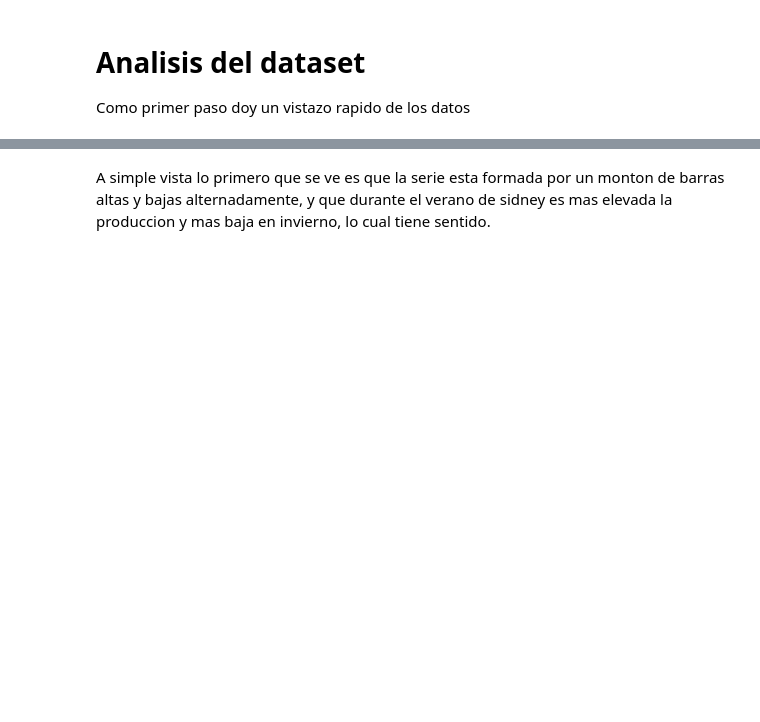
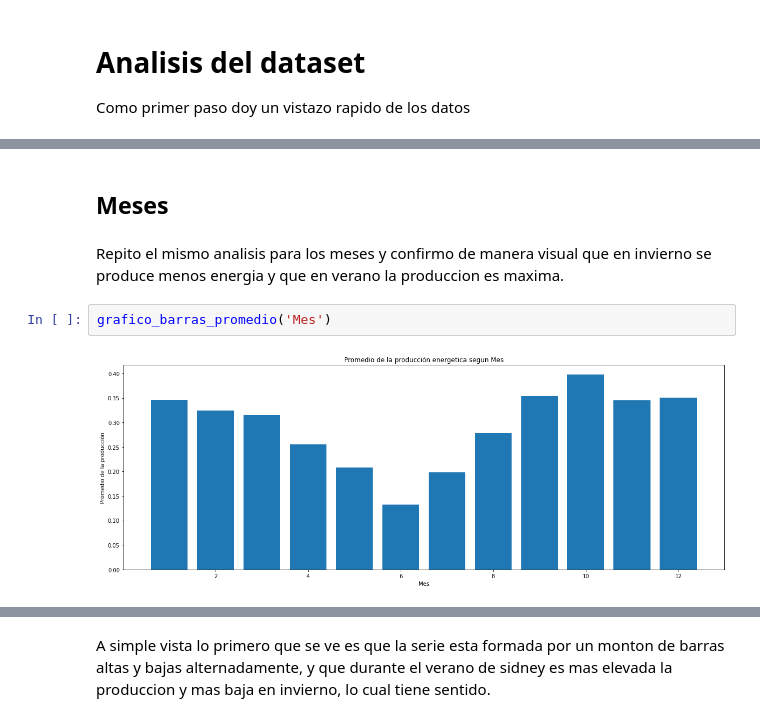
Before and after one commit to PabloSGomez50/humai-solar-panels, a Jupyter notebook: join_dataframe.ipynb, the cells around one changed output, grey strips where cells are left out. Saved outputs shown, nothing was run; the diff lists cells and outputs as text; blank space fills up the shorter version.

```diff
--- a/join_dataframe.ipynb
+++ b/join_dataframe.ipynb
@@ -97,0 +170,8 @@ See the caveats in the documentation: https://pandas.pydata.org/pandas-docs/stab
+# %% [markdown]
+## Meses
+# %% [markdown]
+Repito el mismo analisis para los meses y confirmo de manera visual que en invierno se produce menos energia y que en verano la produccion es maxima.
+# %%
+grafico_barras_promedio('Mes')
+# %% [output]
+[figure, added]
```
Also changed, not shown: parts of 38 cells of this notebook.
